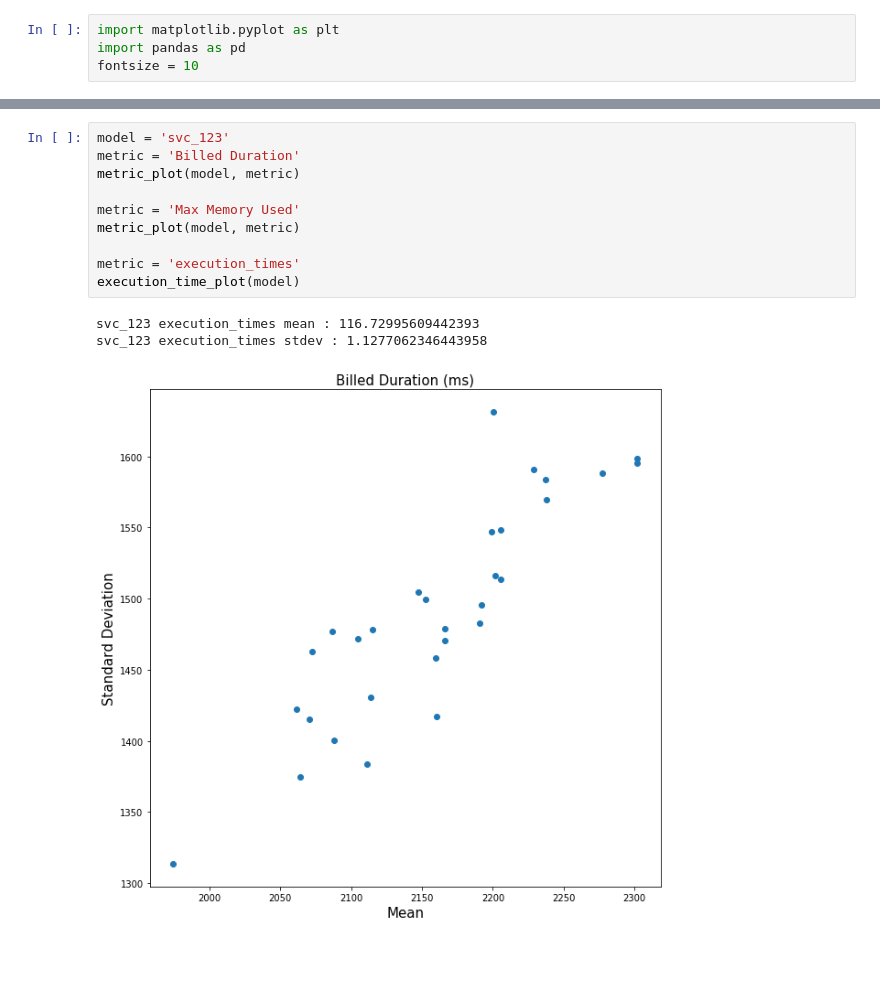
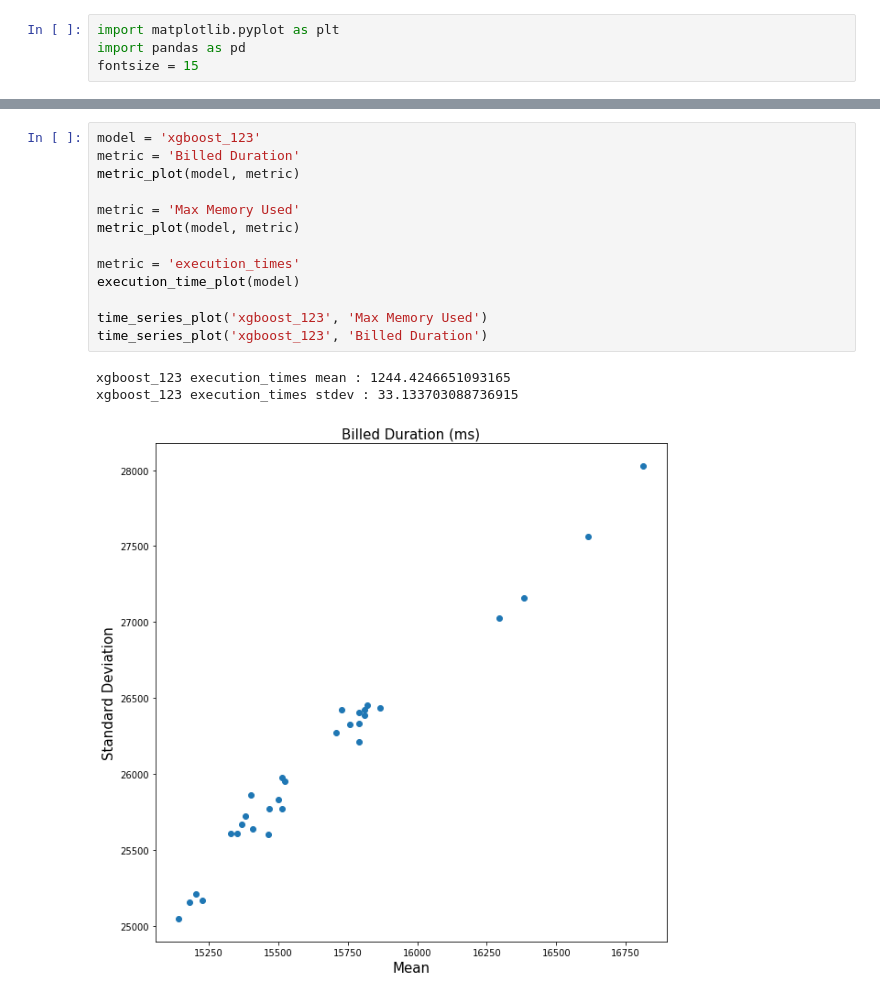
Before and after one commit to Heronalps/Seneca, a Jupyter notebook: notebooks/metric_plot.ipynb, the cells around one changed output, grey strips where cells are left out. Drawn from its saved outputs; the diff is of its cells as text; blank space fills up the shorter version.

```diff
--- a/notebooks/metric_plot.ipynb
+++ b/notebooks/metric_plot.ipynb
@@ -1,7 +1,7 @@
 # %%
 import matplotlib.pyplot as plt
 import pandas as pd
-fontsize = 10
+fontsize = 15
 # %%
 '''
 metric = ['Billed Duration', 'Max Memory Used']
@@ -98,14 +203,17 @@ neural_network_456 execution_times stdev : 2.86164349914919
 # %%
-model = 'svc_123'
+model = 'xgboost_123'
 metric = 'Billed Duration'
 metric_plot(model, metric)
 
 metric = 'Max Memory Used'
 metric_plot(model, metric)
 
 metric = 'execution_times'
 execution_time_plot(model)
+
+time_series_plot('xgboost_123', 'Max Memory Used')
+time_series_plot('xgboost_123', 'Billed Duration')
 # %% [output]
-svc_123 execution_times mean : 116.72995609442393
-svc_123 execution_times stdev : 1.1277062346443958
+xgboost_123 execution_times mean : 1244.4246651093165
+xgboost_123 execution_times stdev : 33.133703088736915
-[figure, old version]
+[figure, new version]
```
Also changed, not shown: parts of 18 cells of this notebook, 42 other files.
